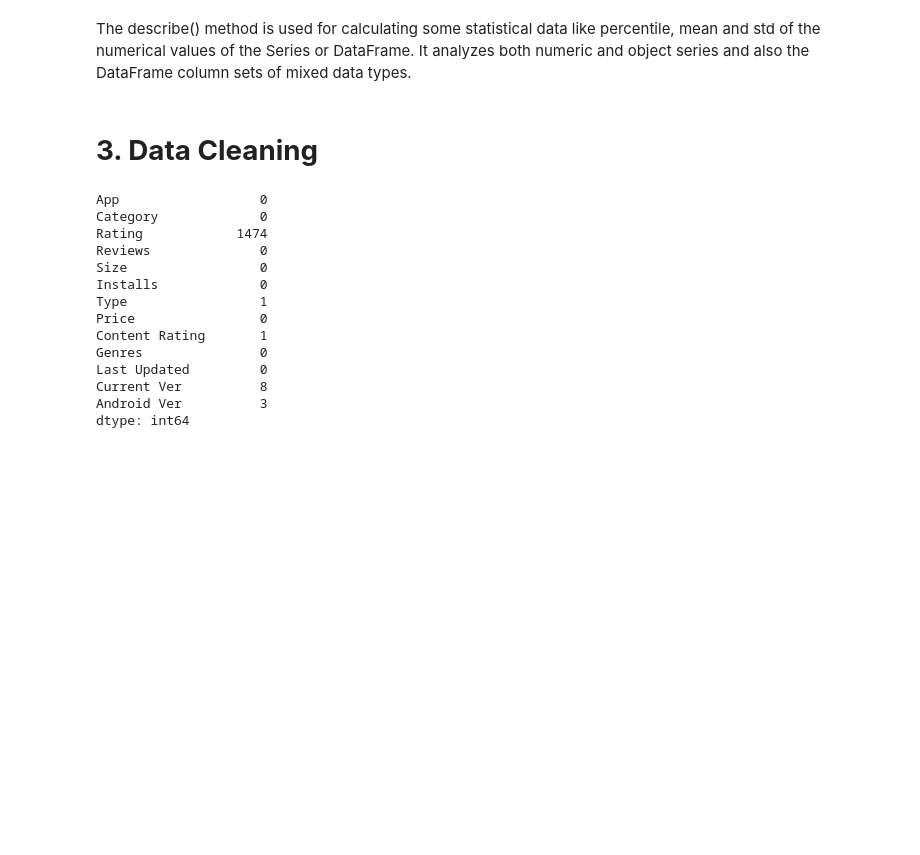
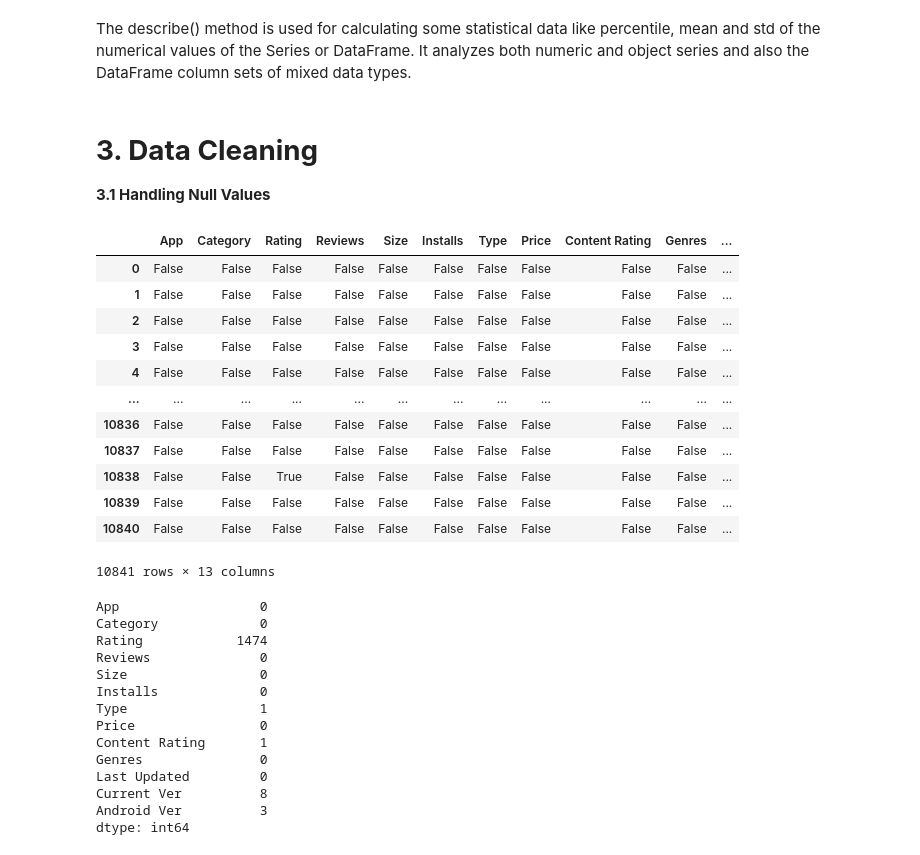
Before and after one commit to sarodeshreyash/Play-Store-App-Review-Analysis, a Jupyter notebook: Play_Store_App_Review_Analysis_Capstone_Project.ipynb, the cells around one changed output. Saved outputs shown, nothing was run; the diff lists cells and outputs as text; code cells hidden in the pictures; blank space fills up the shorter version.

```diff
--- a/Play_Store_App_Review_Analysis_Capstone_Project.ipynb
+++ b/Play_Store_App_Review_Analysis_Capstone_Project.ipynb
@@ -99,4 +101,22 @@ df1.describe()
 The describe() method is used for calculating some statistical data like percentile, mean and std of the numerical values of the Series or DataFrame. It analyzes both numeric and object series and also the DataFrame column sets of mixed data types.
 # %% [markdown]
 # **3. Data Cleaning**
+**3.1 Handling Null Values**
+# %%
+# checking the missing values in the dataframe
+df1.isnull()
+# %% [output]
+|  | App | Category | Rating | Reviews | Size | Installs | Type | Price | Content Rating | Genres | ... |
+| 0 | False | False | False | False | False | False | False | False | False | False | ... |
+| 1 | False | False | False | False | False | False | False | False | False | False | ... |
+| 2 | False | False | False | False | False | False | False | False | False | False | ... |
+| 3 | False | False | False | False | False | False | False | False | False | False | ... |
+| 4 | False | False | False | False | False | False | False | False | False | False | ... |
+| ... | ... | ... | ... | ... | ... | ... | ... | ... | ... | ... | ... |
+| 10836 | False | False | False | False | False | False | False | False | False | False | ... |
+| 10837 | False | False | False | False | False | False | False | False | False | False | ... |
+| 10838 | False | False | True | False | False | False | False | False | False | False | ... |
+| 10839 | False | False | False | False | False | False | False | False | False | False | ... |
+| 10840 | False | False | False | False | False | False | False | False | False | False | ... |
+10841 rows × 13 columns
 # %%
```
Also changed, not shown: parts of 30 cells of this notebook.
